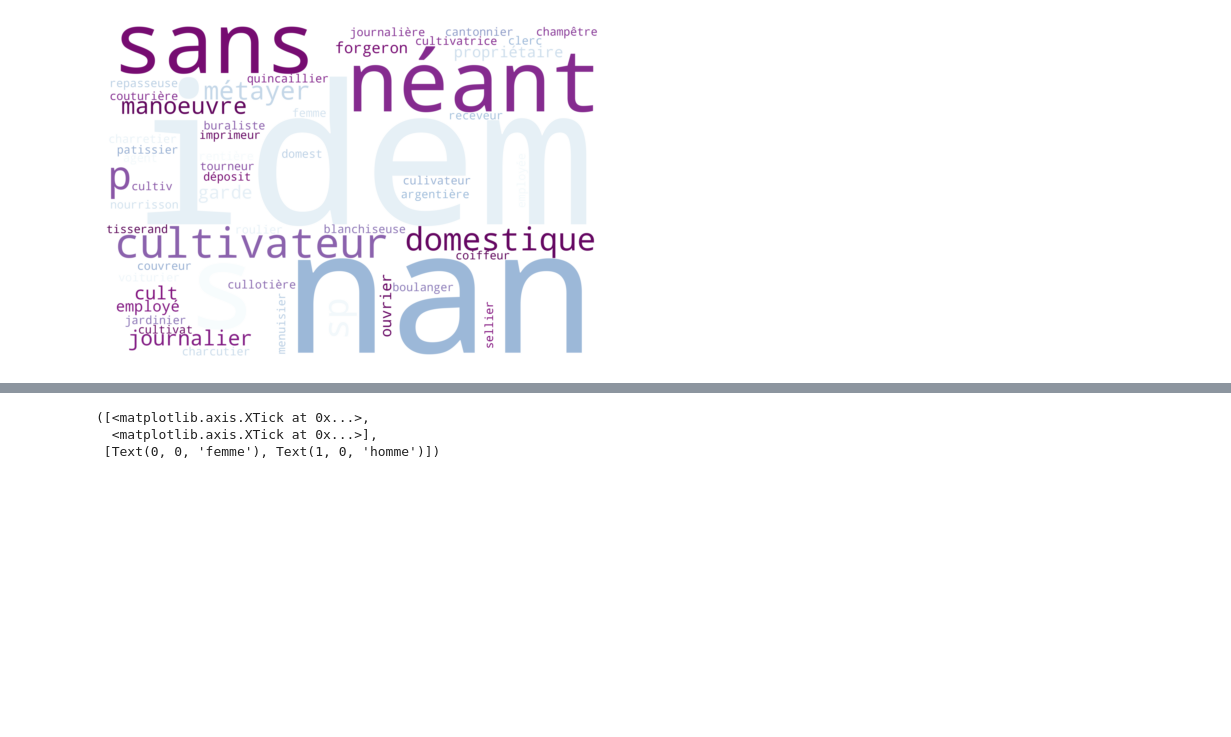
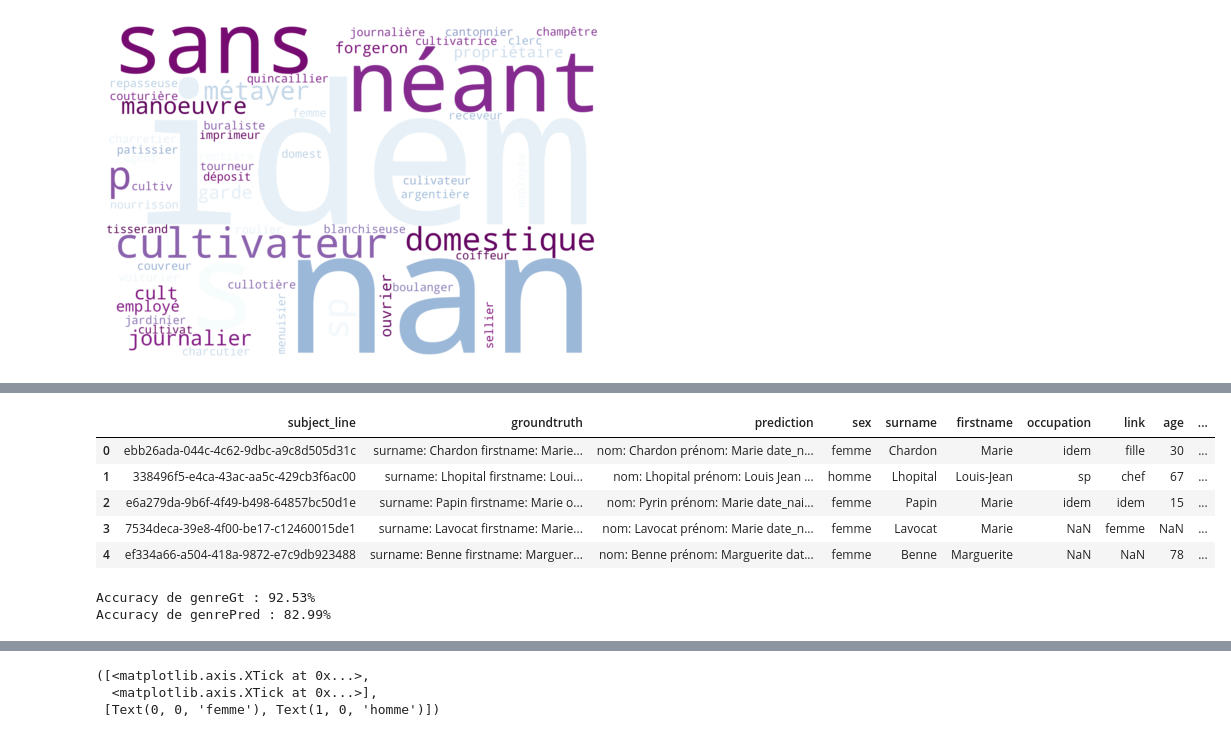
Before and after one commit to pyoph/projetNLP, a Jupyter notebook: projetNLP.ipynb, the cells around one changed output, grey strips where cells are left out. Cells and saved outputs as stored; diff of their text form; code cells hidden in the pictures; blank space fills up the shorter version.

```diff
--- a/projetNLP.ipynb
+++ b/projetNLP.ipynb
@@ -55,3 +105,23 @@ tws['employer'] = tws['groundtruth'].str.extract(r'employer:\s*([^\s]+)')
 tws['nom'] = tws['prediction'].str.extract(r'nom:\s*([^\s]+)')
 tws['prénom'] = tws['prediction'].str.extract(r'prénom:\s*([^\s]+)')
 tws['date_naissance'] = tws['prediction'].str.extract(r'date_naissance:\s*([^\s]+)')
+tws['relation'] = tws['prediction'].str.extract(r'relation:\s*([^\s]+)')
+# %%
+#Lemmatization
+
+
+# Télécharger les ressources nécessaires pour nltk (une seule fois)
+nltk.download('wordnet')
+
+# Initialiser le lemmatizer
+lemmatizer = WordNetLemmatizer()
+
+# Lemmatizer les données de chaque colonne
+columns_to_lemmatize = ['firstname', 'prénom', 'occupation', 'relation']
+
+for col in columns_to_lemmatize:
+    # Lemmatizer chaque mot dans la colonne
+    tws[col] = tws[col].apply(lambda x: ' '.join([lemmatizer.lemmatize(word) for word in str(x).split() if wordnet.synsets(word)]) if isinstance(x, str) else x)
+
+# Afficher les premières lignes du DataFrame après le lemmatization
+print(tws.head())
@@ -145,3 +235,59 @@ tws_ambigu.head()
 | 94 | e1e6fb82-6417-4dcf-8eaa-7d5a5e9f6551 | surname: Roumeau firstname: Claud... | nom: Roumeau prénom: Vaude date_n... | ambigu | Roumeau | Claude | cultivateur | chef | 30 | ... |
 | 123 | e6927138-689e-4d70-89c2-cf86f7171fd1 | surname: Chardon firstname: Marie... | nom: Chardon prénom: Marie date_n... | ambigu | Chardon | Marie | idem | chef | 84 | ... |
 | 124 | 5b244d56-e1da-4b57-934a-0a1234f34709 | surname: Grillé firstname: Emile ... | nom: d prénom: Emile date_naissan... | ambigu | Grillé | Emile | idem | idem | 2 | ... |
+# %%
+#Première approche on cherche que est le genre à partir du prénom en fonction du nombre d'hommes ou de femmes qui le portent
+
+# Définir une fonction pour déterminer le genre majoritaire d'un prénom
+def determine_genre(prenom):
+    # Recherche du prénom dans le DataFrame fws
+       if not str(prenom).strip() == '':
+        # Recherche du prénom dans le DataFrame fws
+        prenom_lower = prenom.lower()  # Convertir le prénom en minuscules pour la recherche insensible à la casse
+        match = fws[fws['firstname'].str.lower().str.contains(prenom_lower, na=False)]
+
+        if not match.empty:
+            # Si le prénom est trouvé dans fws, déterminer le genre majoritaire
+            hommes = match['male'].sum()
+            femmes = match['female'].sum()
+            if hommes > femmes:
+                return 'homme'
+            elif hommes < femmes:
+                return 'femme'
+            else:
+                return 'Indéterminé'  # En cas d'égalité
+        else:
+            # Si le prénom n'est pas trouvé dans fws, retourner 'Inconnu'
+            return 'Inconnu'
+
+        # Si le prénom est une chaîne vide, retourner 'Inconnu'
+
+tws['genreGt'] = ''
+tws['genrePred'] = ''
+
+
+for i in range(0,len(list(tws['firstname']))) :
+  tws['genreGt'][i] = determine_genre(str(tws['firstname'][i]))
+  tws['genrePred'][i] = determine_genre(str(tws['prénom'][i]))
+
+
+tws.head()
+# %% [output]
+|  | subject_line | groundtruth | prediction | sex | surname | firstname | occupation | link | age | ... |
+| 0 | ebb26ada-044c-4c62-9dbc-a9c8d505d31c | surname: Chardon firstname: Marie... | nom: Chardon prénom: Marie date_n... | femme | Chardon | Marie | idem | fille | 30 | ... |
+| 1 | 338496f5-e4ca-43ac-aa5c-429cb3f6ac00 | surname: Lhopital firstname: Loui... | nom: Lhopital prénom: Louis Jean ... | homme | Lhopital | Louis-Jean | sp | chef | 67 | ... |
+| 2 | e6a279da-9b6f-4f49-b498-64857bc50d1e | surname: Papin firstname: Marie o... | nom: Pyrin prénom: Marie date_nai... | femme | Papin | Marie | idem | idem | 15 | ... |
+| 3 | 7534deca-39e8-4f00-be17-c12460015de1 | surname: Lavocat firstname: Marie... | nom: Lavocat prénom: Marie date_n... | femme | Lavocat | Marie | NaN | femme | NaN | ... |
+| 4 | ef334a66-a504-418a-9872-e7c9db923488 | surname: Benne firstname: Marguer... | nom: Benne prénom: Marguerite dat... | femme | Benne | Marguerite | NaN | NaN | 78 | ... |
+# %%
+#Calcul des accuracy
+# Calculer l'accuracy pour la colonne 'genreGt'
+accuracy_genreGt = (tws['genreGt'] == tws['sex']).mean() * 100
+print("Accuracy de genreGt : {:.2f}%".format(accuracy_genreGt))
+
+# Calculer l'accuracy pour la colonne 'genrePred'
+accuracy_genrePred = (tws['genrePred'] == tws['sex']).mean() * 100
+print("Accuracy de genrePred : {:.2f}%".format(accuracy_genrePred))
+# %% [output]
+Accuracy de genreGt : 92.53%
+Accuracy de genrePred : 82.99%
```
Also changed, not shown: parts of 12 cells of this notebook.
